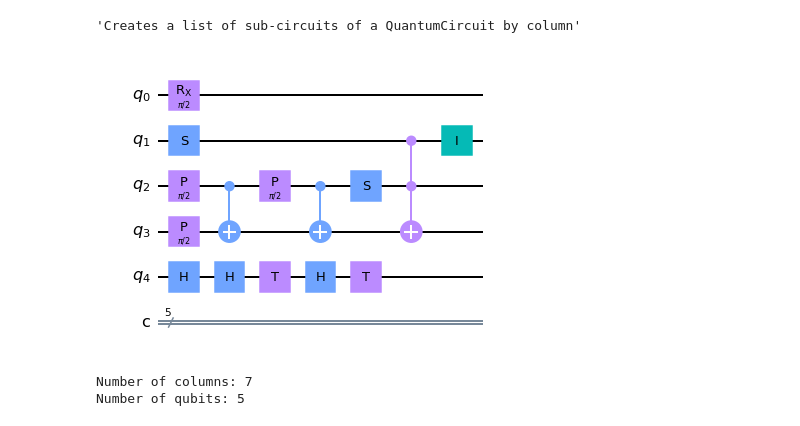
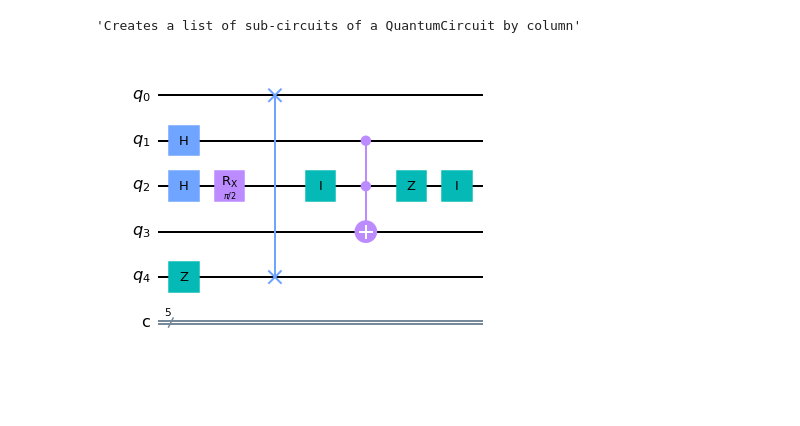
Before and after one commit to marquitos0119/quantum-music, a Jupyter notebook: Notebooks/circuit-splitter.ipynb, the cells around one changed output. Saved outputs shown, nothing was run; the diff lists cells and outputs as text; code cells hidden in the pictures; blank space fills up the shorter version.

```diff
--- a/Notebooks/circuit-splitter.ipynb
+++ b/Notebooks/circuit-splitter.ipynb
@@ -46,42 +56,27 @@ def print_state_vector(svec):
 # %%
 # Place circuit here
 
 #From QASM string
 qasm = """
 OPENQASM 2.0;
 include "qelib1.inc";
 
 qreg q[5];
 creg c[5];
 
-s q[1];
-p(pi/2) q[2];
-p(pi/2) q[3];
-h q[4];
-cx q[2],q[3];
-h q[4];
-p(pi/2) q[2];
-t q[4];
-cx q[2],q[3];
-h q[4];
-s q[2];
-t q[4];
+h q[1];
+h q[2];
+z q[4];
+rx(pi/2) q[2];
+id q[2];
 ccx q[1],q[2],q[3];
-id q[1];
-rx(pi/2) q[0];
+z q[2];
+id q[2];
+swap q[0],q[4];
 """
 circuit = QuantumCircuit.from_qasm_str(qasm)
+
+#circuit = QFT(4)
 circuit.draw()
 # %% [output]
-[figure, old version]
+[figure, new version]
-# %%
-# Each sub-circuit will have the same number of qubits as the original circuit
-num_qubits = circuit.num_qubits
-# We only care about the number of columns from _get_layered_instructions()
-_, _, ops = _get_layered_instructions(circuit)
-num_columns = len(ops)
-print(f'Number of columns: {num_columns}')
-print(f'Number of qubits: {num_qubits}')
-# %% [output]
-Number of columns: 7
-Number of qubits: 5
```
Also changed, not shown: parts of 19 cells of this notebook.
